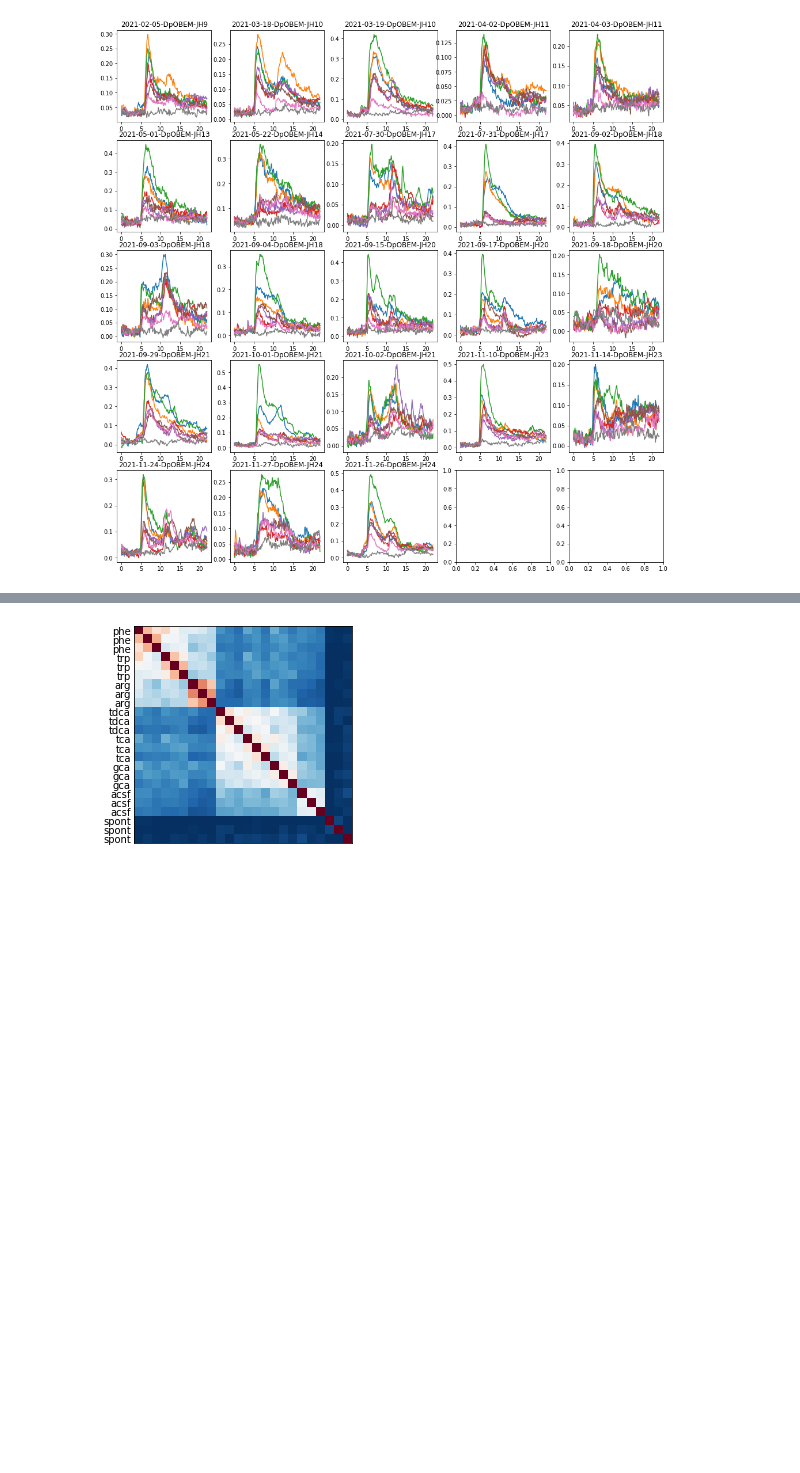
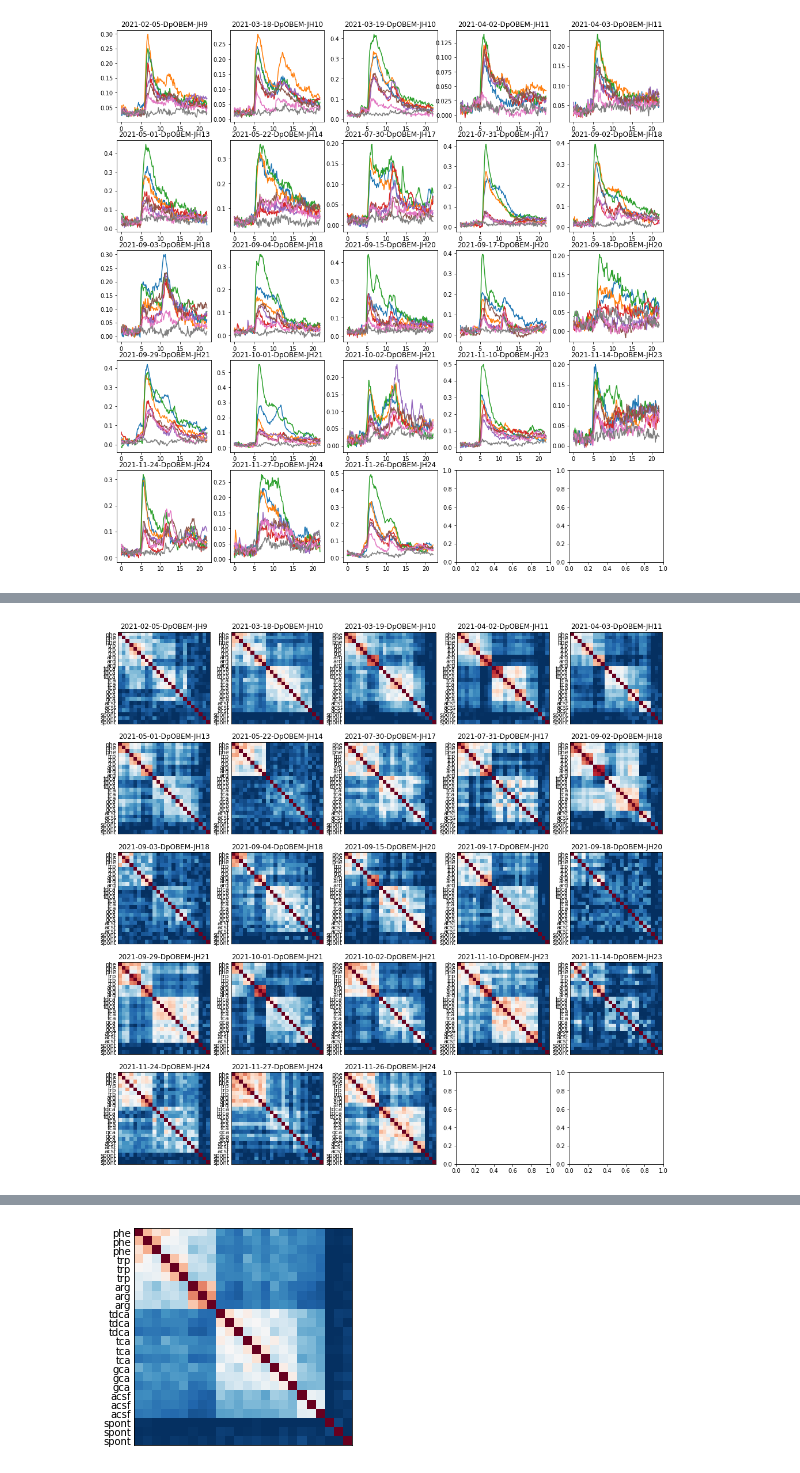
Before and after one commit to aloejhb/catrace, a Jupyter notebook: notebooks/bce_analyze_each_sample.ipynb, the cells around one changed output, grey strips where cells are left out. Drawn from its saved outputs; the diff is of its cells as text; code cells hidden in the pictures; blank space fills up the shorter version.

```diff
--- a/notebooks/bce_analyze_each_sample.ipynb
+++ b/notebooks/bce_analyze_each_sample.ipynb
@@ -70,3 +70,13 @@ for idx, fish_id in enumerate(fish_id_list):
+# %%
+def plot_each_fish(plot_func, region):
+    ncol = 5
+    nrow = int(np.ceil(len(fish_id_list) / ncol))
+    figsize=[17, 3.4*nrow]
+    fig, axes = plt.subplots(nrow, ncol, figsize=figsize)
+    for idx, fish_id in enumerate(fish_id_list):
+        ax = axes.flatten()[idx]
+        plot_func((region, fish_id), ('region', 'fish_id'), ax=ax)
+        ax.title.set_text(fish_id)
 # %%
 importlib.reload(ecl)
 time_window_dict = {'Dp': [5.5,7.5], 'OB':[5.5,11]}
@@ -78,3 +88,7 @@ def plot_selected_pattern_corrmat(key, level, ax=None):
     else:
         region=key[0]
     ecl.plot_exp_pattern_correlation(sub_dfovf, dtpar.odor_list, dtpar.frame_rate, time_window=time_window_dict[region], ax=ax)
+# %%
+plot_each_fish(plot_selected_pattern_corrmat, region='Dp')
+# %% [output]
+[figure, added]
```
Also changed, not shown: parts of 8 cells of this notebook, 1 other file.
